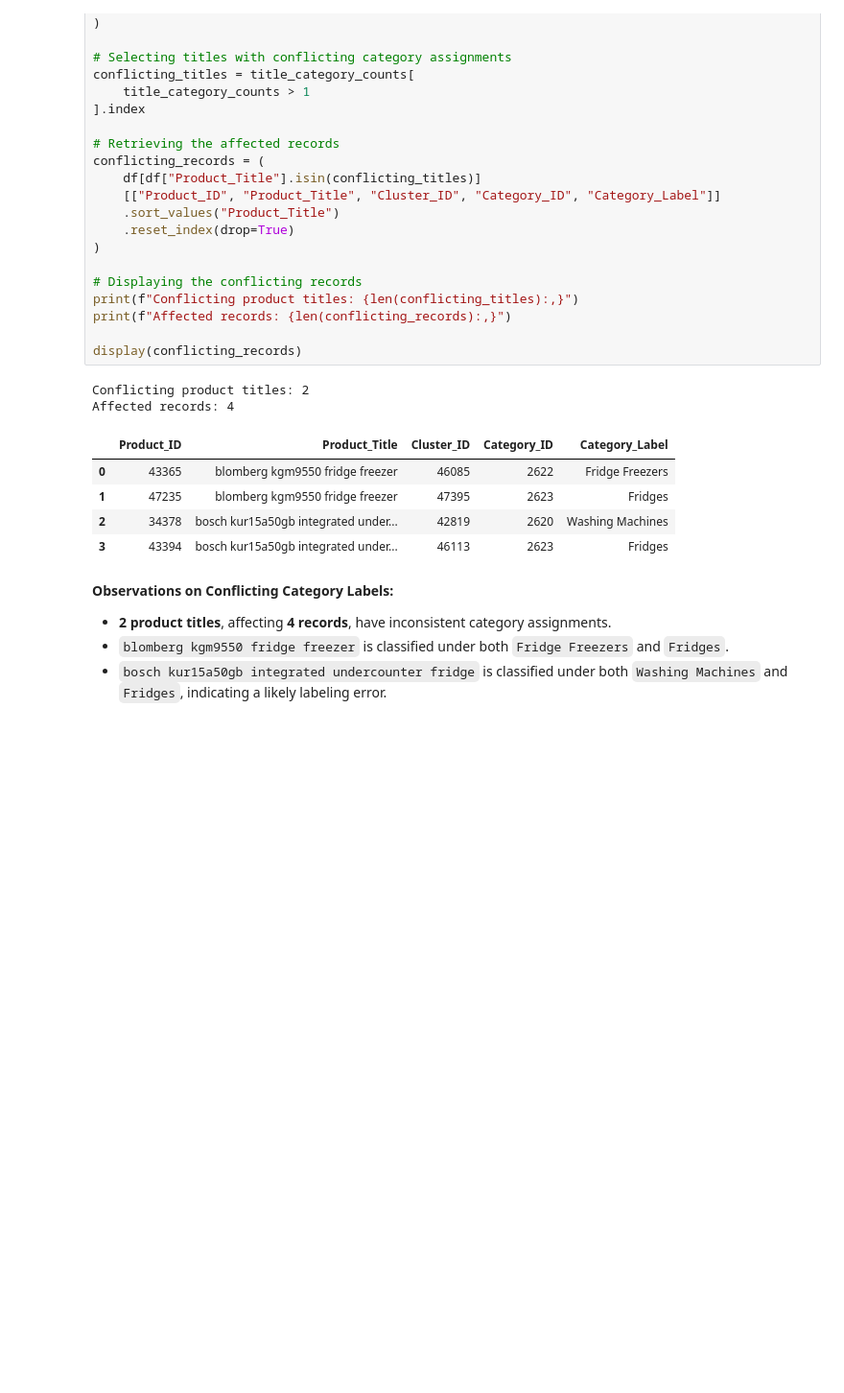
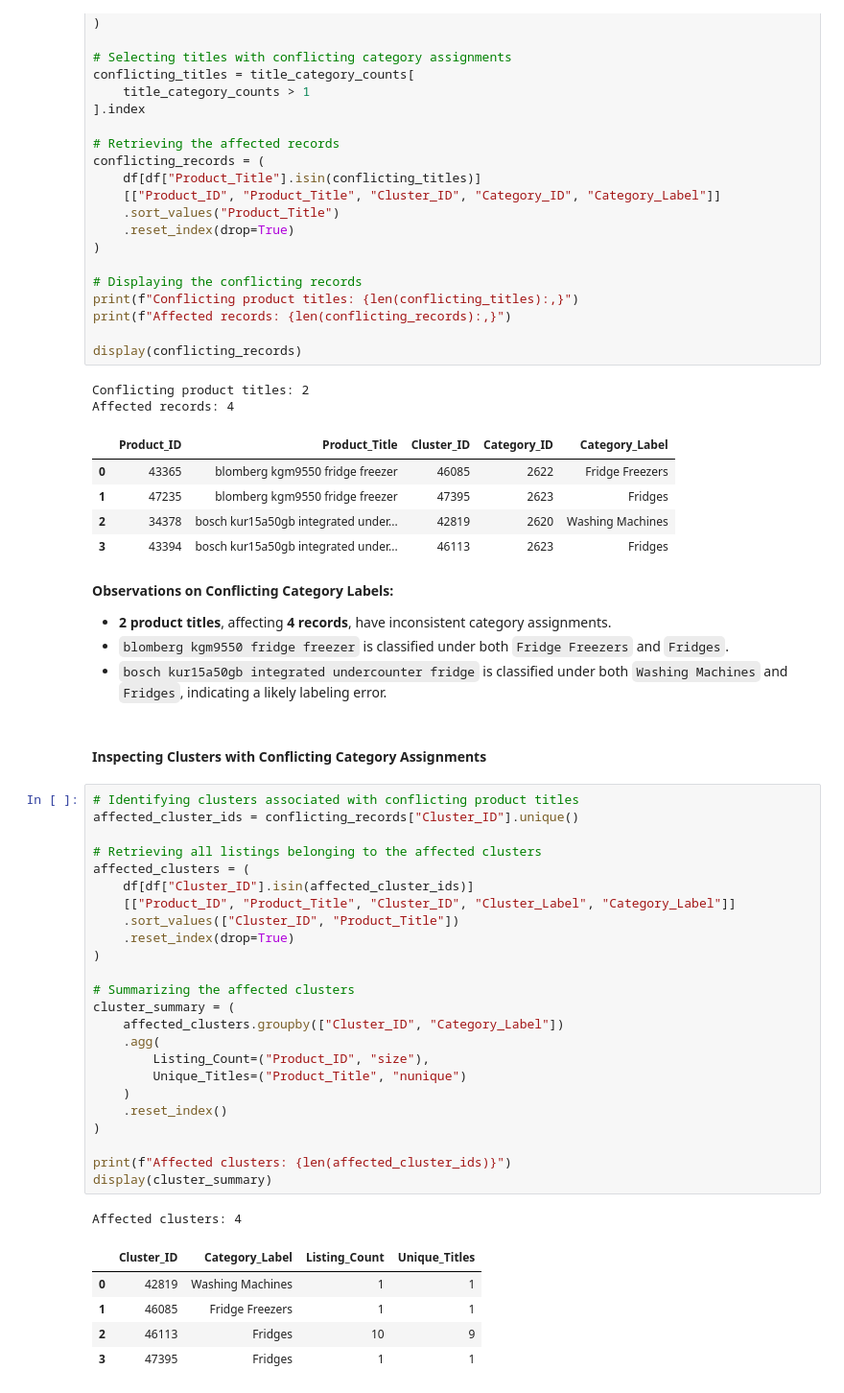
Before and after one commit to TejasMJ/Product-Taxonomy-Intelligence, a Jupyter notebook: notebooks/03_data_preparation.ipynb, the cells around one changed output. Shown at 96% size. Saved outputs shown, nothing was run; the diff lists cells and outputs as text; blank space fills up the shorter version.

```diff
--- a/notebooks/03_data_preparation.ipynb
+++ b/notebooks/03_data_preparation.ipynb
@@ -201,3 +201,36 @@ Affected records: 4
 - **2 product titles**, affecting **4 records**, have inconsistent category assignments.
 - `blomberg kgm9550 fridge freezer` is classified under both `Fridge Freezers` and `Fridges`.
 - `bosch kur15a50gb integrated undercounter fridge` is classified under both `Washing Machines` and `Fridges`, indicating a likely labeling error.
+# %% [markdown]
+#### Inspecting Clusters with Conflicting Category Assignments
+# %%
+# Identifying clusters associated with conflicting product titles
+affected_cluster_ids = conflicting_records["Cluster_ID"].unique()
+
+# Retrieving all listings belonging to the affected clusters
+affected_clusters = (
+    df[df["Cluster_ID"].isin(affected_cluster_ids)]
+    [["Product_ID", "Product_Title", "Cluster_ID", "Cluster_Label", "Category_Label"]]
+    .sort_values(["Cluster_ID", "Product_Title"])
+    .reset_index(drop=True)
+)
+
+# Summarizing the affected clusters
+cluster_summary = (
+    affected_clusters.groupby(["Cluster_ID", "Category_Label"])
+    .agg(
+        Listing_Count=("Product_ID", "size"),
+        Unique_Titles=("Product_Title", "nunique")
+    )
+    .reset_index()
+)
+
+print(f"Affected clusters: {len(affected_cluster_ids)}")
+display(cluster_summary)
+# %% [output]
+Affected clusters: 4
+|  | Cluster_ID | Category_Label | Listing_Count | Unique_Titles |
+| 0 | 42819 | Washing Machines | 1 | 1 |
+| 1 | 46085 | Fridge Freezers | 1 | 1 |
+| 2 | 46113 | Fridges | 10 | 9 |
+| 3 | 47395 | Fridges | 1 | 1 |
```
Also changed, not shown: parts of 8 cells of this notebook.
